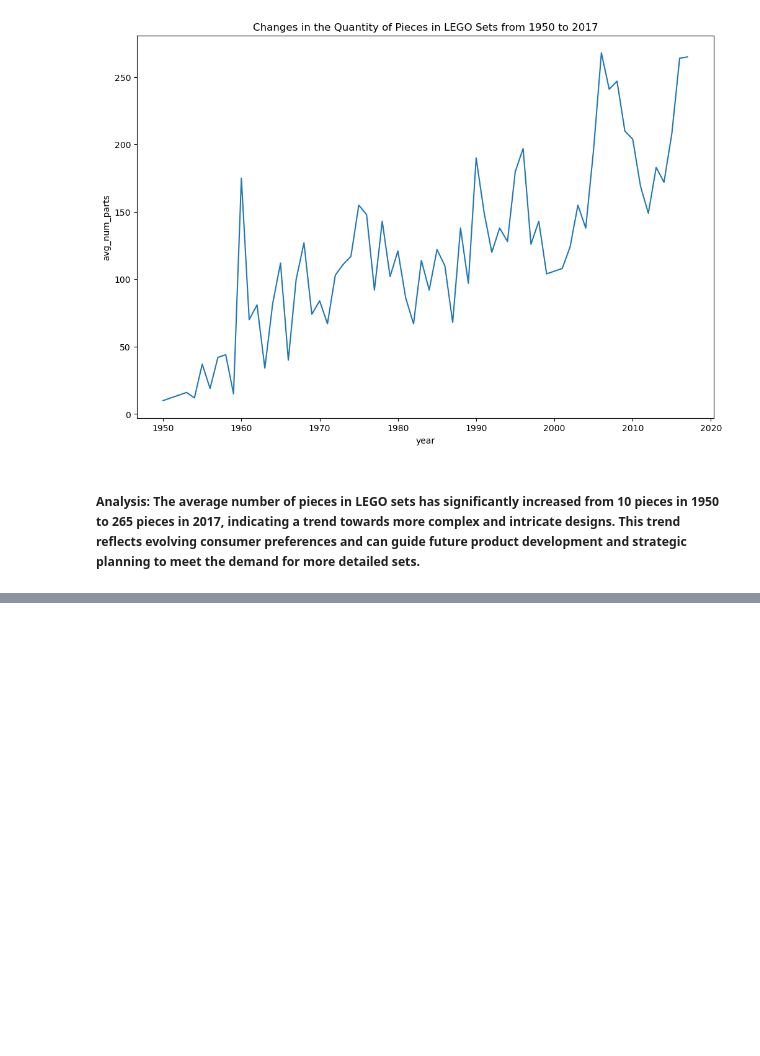
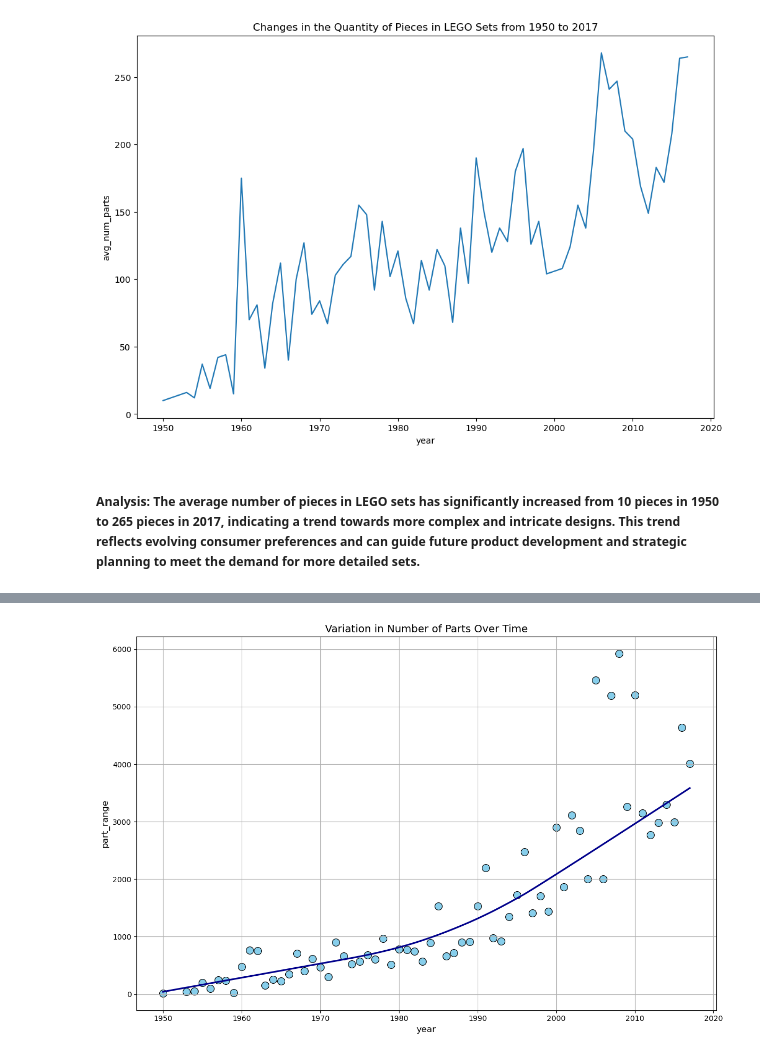
Before and after one commit to DaniCoco31/miniproject_week4, a Jupyter notebook: Notebooks/legodb_processing.ipynb, the cells around one changed output, grey strips where cells are left out. Saved outputs shown, nothing was run; the diff lists cells and outputs as text; code cells hidden in the pictures; blank space fills up the shorter version.

```diff
--- a/Notebooks/legodb_processing.ipynb
+++ b/Notebooks/legodb_processing.ipynb
@@ -211,0 +230,4 @@ visualize_changes_in_quantity_of_pieces(df_changes_in_quantity_of_pieces)
+# %%
+visualize_year_variation(connection, queries)
+# %% [output]
+[figure, added]
```
Also changed, not shown: parts of 24 cells of this notebook, 5 other files.
